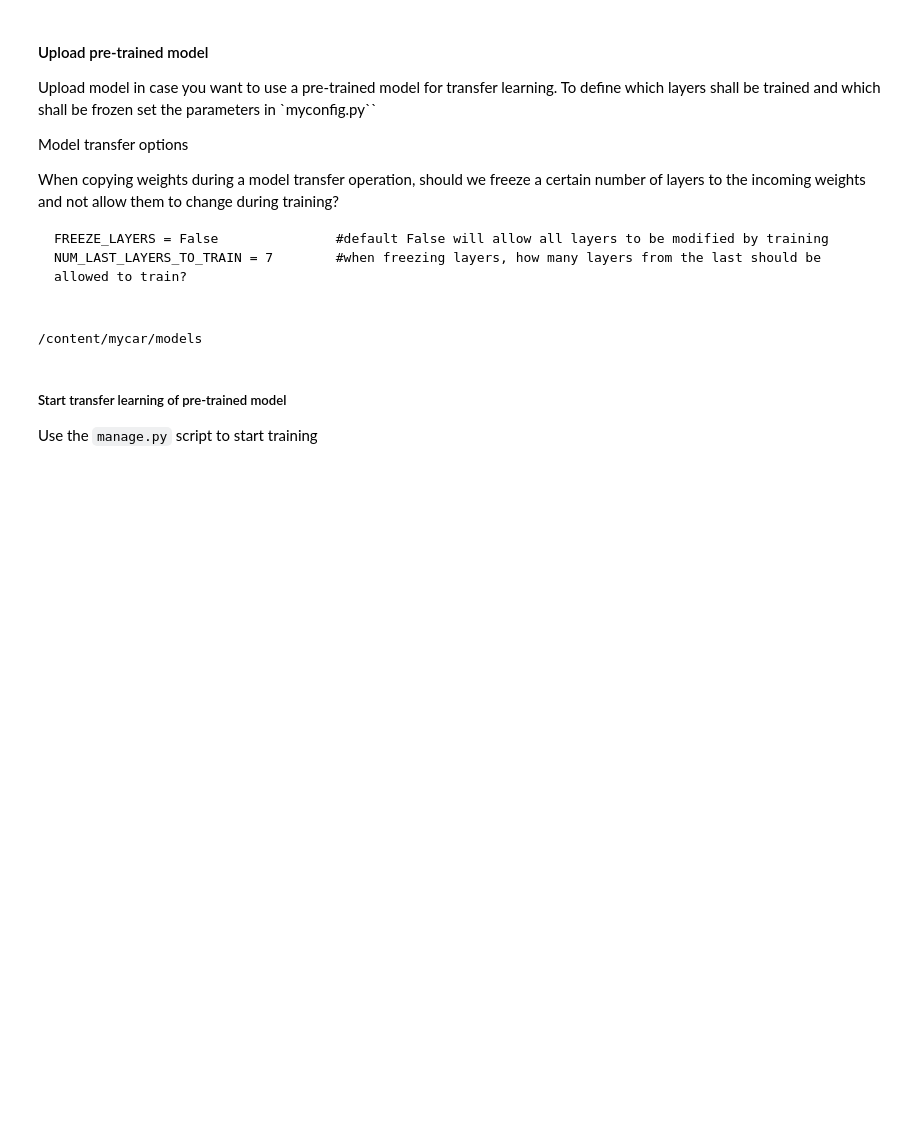
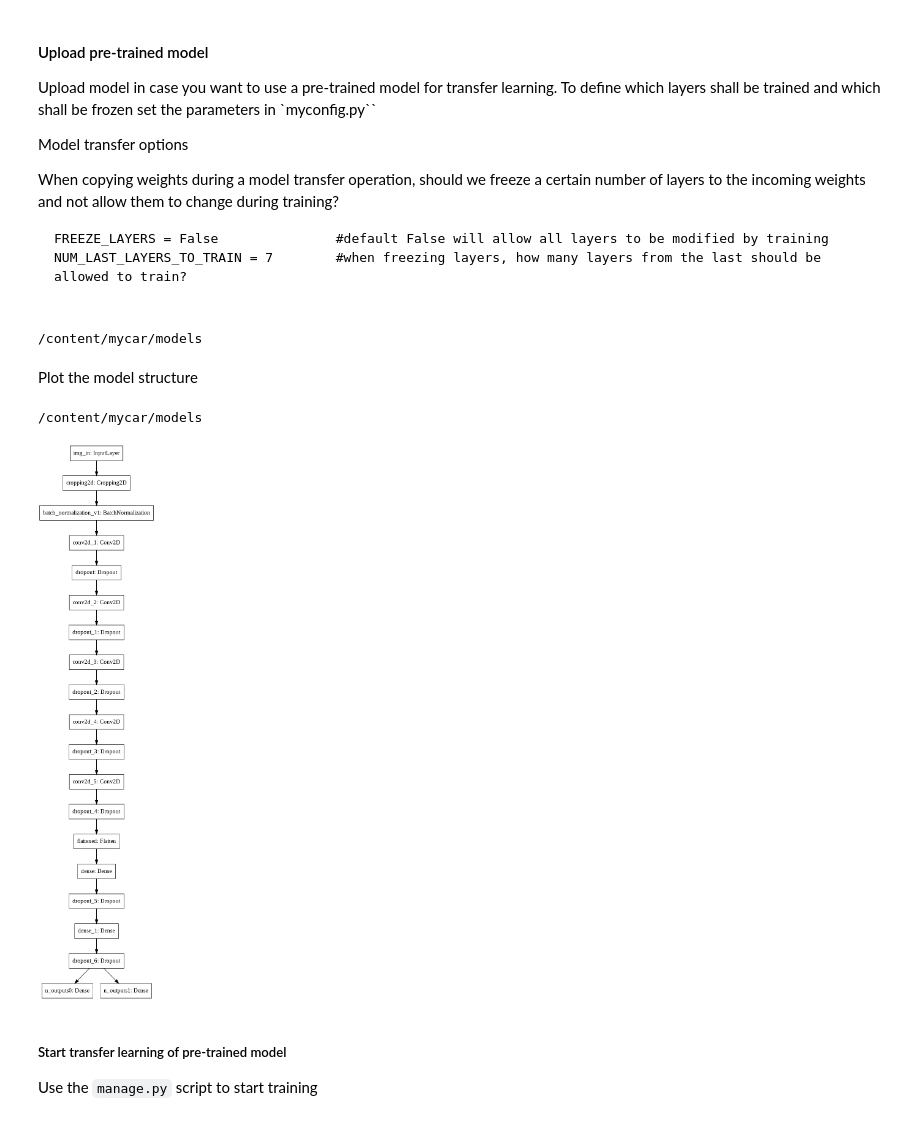
Before and after one commit to uwesterr/MlFastAiBlog, a Jupyter notebook: _notebooks/2020-03-01-TrainDonkeyCar.ipynb, the cells around one changed output. Cells and saved outputs as stored; diff of their text form; code cells hidden in the pictures; blank space fills up the shorter version.

```diff
--- a/_notebooks/2020-03-01-TrainDonkeyCar.ipynb
+++ b/_notebooks/2020-03-01-TrainDonkeyCar.ipynb
@@ -474,6 +474,25 @@ NUM_LAST_LAYERS_TO_TRAIN = 7        #when freezing layers, how many layers from
 !cp /content/drive/My\ Drive/myCar/base_linear.h5 .
 # %% [output]
 /content/mycar/models
+# %% [markdown]
+Plot the model structure
+# %%
+from tensorflow.keras.utils import plot_model
+from tensorflow.keras.models import load_model
+%cd /content/mycar/models
+model = load_model('base_linear.h5')
+plot_model(
+    model,
+    to_file="model.png",
+    show_shapes=False,
+    show_layer_names=True,
+    rankdir="TB",
+    expand_nested=False,
+    dpi=96,
+)
+# %% [output]
+/content/mycar/models
+[figure, added]
 # %% [markdown]
 ##### Start transfer learning of pre-trained model
 Use the `manage.py` script to start training
```
Also changed, not shown: parts of 2 cells of this notebook.
